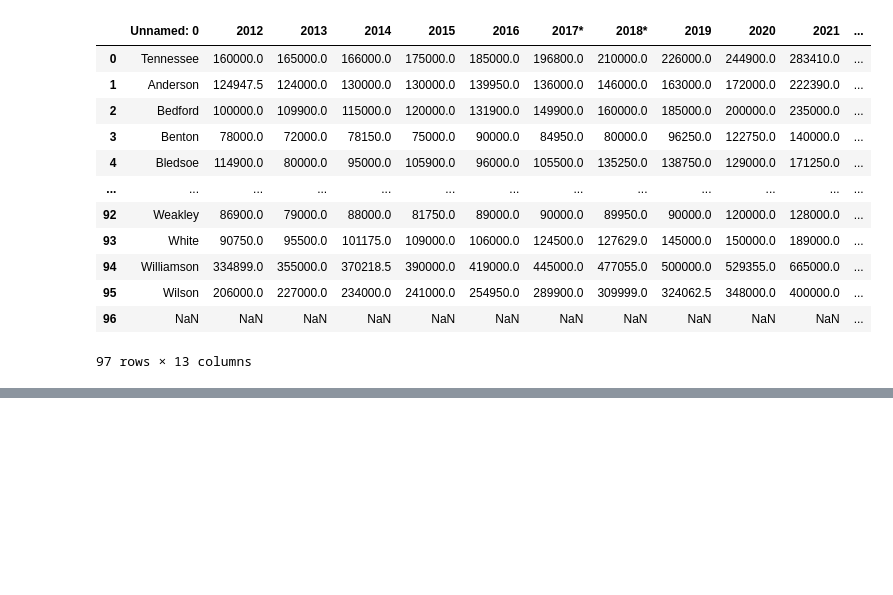
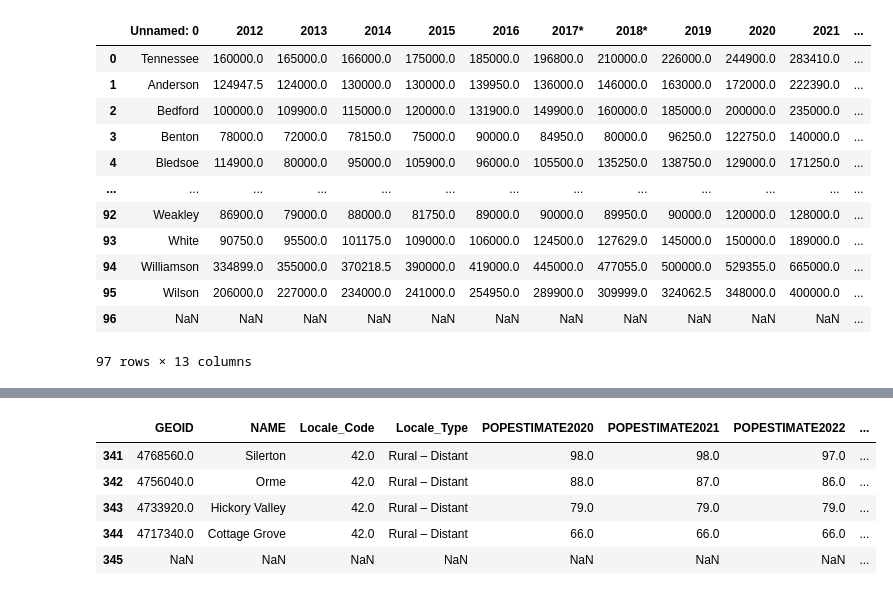
Before and after one commit to mbainbridge950/tennessee_population_after_covid, a Jupyter notebook: notebooks/tn_population.ipynb, the cells around one changed output, grey strips where cells are left out. Cells and saved outputs as stored; diff of their text form; code cells hidden in the pictures; blank space fills up the shorter version.

```diff
--- a/notebooks/tn_population.ipynb
+++ b/notebooks/tn_population.ipynb
@@ -141,0 +244,9 @@ home_sales_2012_2023_price
+# %%
+pop_county_2020_2023.tail()
+# %% [output]
+|  | GEOID | NAME | Locale_Code | Locale_Type | POPESTIMATE2020 | POPESTIMATE2021 | POPESTIMATE2022 | ... |
+| 341 | 4768560.0 | Silerton | 42.0 | Rural – Distant | 98.0 | 98.0 | 97.0 | ... |
+| 342 | 4756040.0 | Orme | 42.0 | Rural – Distant | 88.0 | 87.0 | 86.0 | ... |
+| 343 | 4733920.0 | Hickory Valley | 42.0 | Rural – Distant | 79.0 | 79.0 | 79.0 | ... |
+| 344 | 4717340.0 | Cottage Grove | 42.0 | Rural – Distant | 66.0 | 66.0 | 66.0 | ... |
+| 345 | NaN | NaN | NaN | NaN | NaN | NaN | NaN | ... |
```
Also changed, not shown: parts of 25 cells of this notebook, 7 other files.
